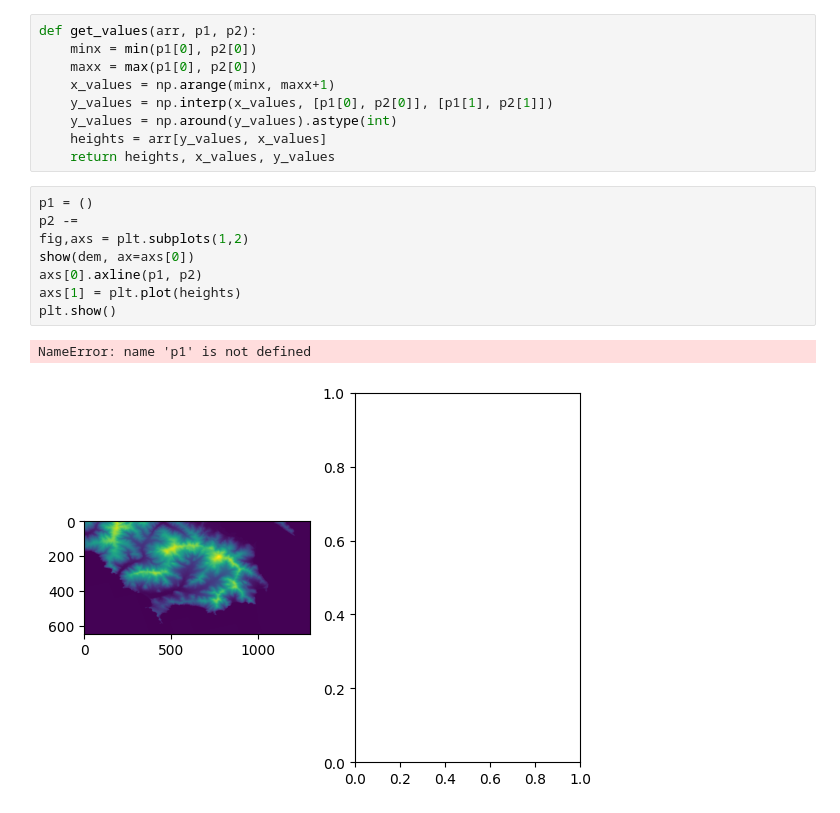
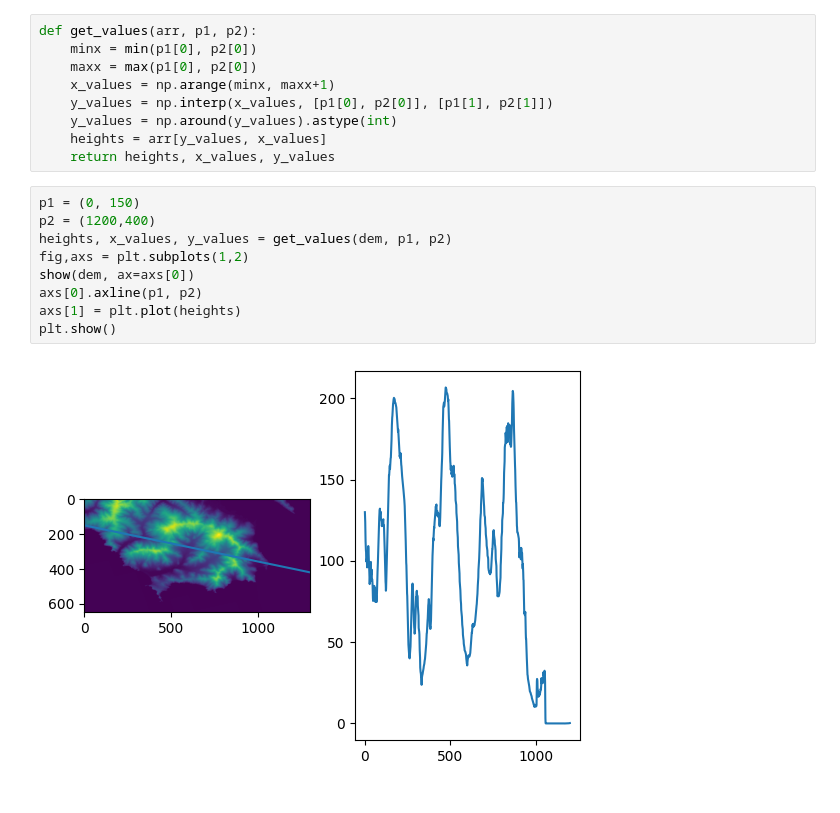
Before and after one commit to avkoehl/valley-types, a Jupyter notebook: notebooks/draw_profile.ipynb, the cells around one changed output. Drawn from its saved outputs; the diff is of its cells as text.

```diff
--- a/notebooks/draw_profile.ipynb
+++ b/notebooks/draw_profile.ipynb
@@ -79,13 +79,13 @@ def get_values(arr, p1, p2):
     heights = arr[y_values, x_values]
     return heights, x_values, y_values
 # %%
-p1 = ()
-p2 -=
+p1 = (0, 150)
+p2 = (1200,400)
+heights, x_values, y_values = get_values(dem, p1, p2)
 fig,axs = plt.subplots(1,2)
 show(dem, ax=axs[0])
 axs[0].axline(p1, p2)
 axs[1] = plt.plot(heights)
 plt.show()
 # %% [output]
-NameError: name 'p1' is not defined
-[figure, old version]
+[figure, new version]
```
